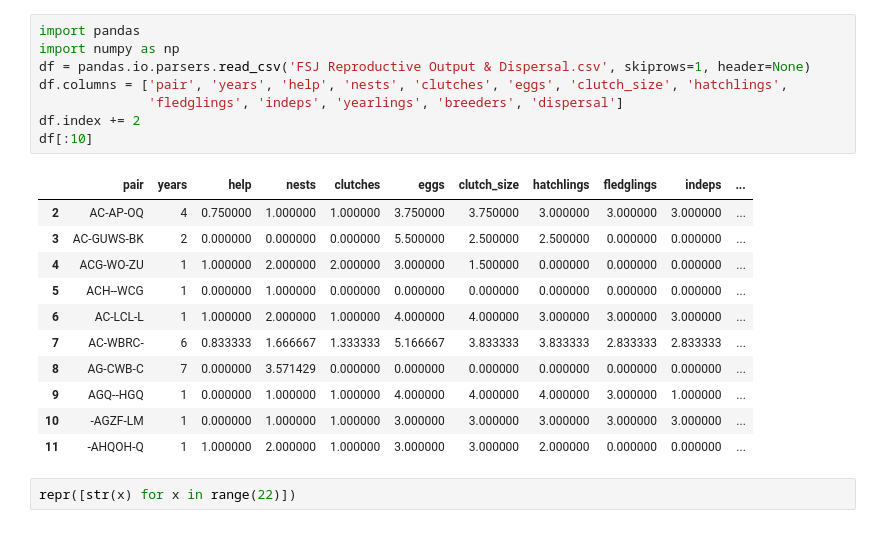
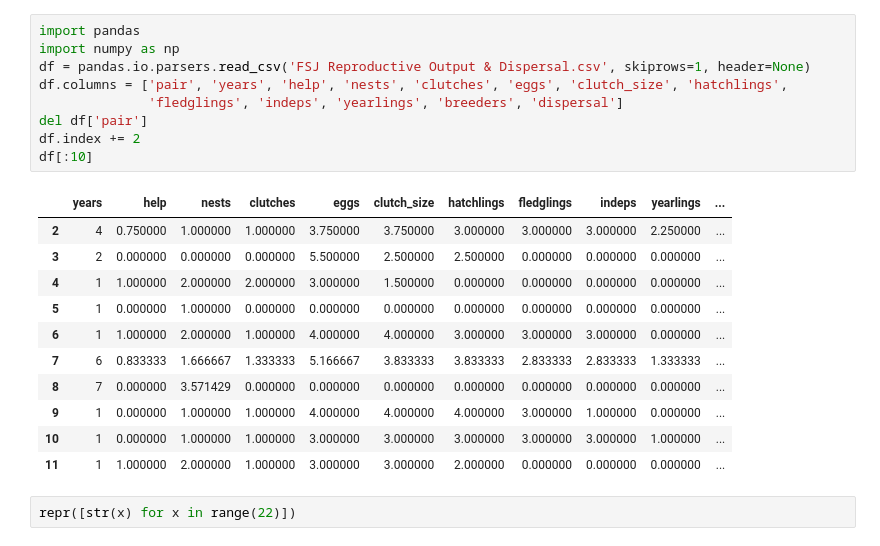
Before and after one commit to AllenDowney/fsj, a Jupyter notebook: jay.ipynb, the cells around one changed output. Drawn from its saved outputs; the diff is of its cells as text.

```diff
--- a/jay.ipynb
+++ b/jay.ipynb
@@ -1,23 +1,24 @@
 # %%
 import pandas
 import numpy as np
 df = pandas.io.parsers.read_csv('FSJ Reproductive Output & Dispersal.csv', skiprows=1, header=None)
 df.columns = ['pair', 'years', 'help', 'nests', 'clutches', 'eggs', 'clutch_size', 'hatchlings',
               'fledglings', 'indeps', 'yearlings', 'breeders', 'dispersal']
+del df['pair']
 df.index += 2
 df[:10]
 # %% [output]
-|  | pair | years | help | nests | clutches | eggs | clutch_size | hatchlings | fledglings | indeps | ... |
-| 2 | AC-AP-OQ | 4 | 0.750000 | 1.000000 | 1.000000 | 3.750000 | 3.750000 | 3.000000 | 3.000000 | 3.000000 | ... |
-| 3 | AC-GUWS-BK | 2 | 0.000000 | 0.000000 | 0.000000 | 5.500000 | 2.500000 | 2.500000 | 0.000000 | 0.000000 | ... |
-| 4 | ACG-WO-ZU | 1 | 1.000000 | 2.000000 | 2.000000 | 3.000000 | 1.500000 | 0.000000 | 0.000000 | 0.000000 | ... |
-| 5 | ACH--WCG | 1 | 0.000000 | 1.000000 | 0.000000 | 0.000000 | 0.000000 | 0.000000 | 0.000000 | 0.000000 | ... |
-| 6 | AC-LCL-L | 1 | 1.000000 | 2.000000 | 1.000000 | 4.000000 | 4.000000 | 3.000000 | 3.000000 | 3.000000 | ... |
-| 7 | AC-WBRC- | 6 | 0.833333 | 1.666667 | 1.333333 | 5.166667 | 3.833333 | 3.833333 | 2.833333 | 2.833333 | ... |
-| 8 | AG-CWB-C | 7 | 0.000000 | 3.571429 | 0.000000 | 0.000000 | 0.000000 | 0.000000 | 0.000000 | 0.000000 | ... |
-| 9 | AGQ--HGQ | 1 | 0.000000 | 1.000000 | 1.000000 | 4.000000 | 4.000000 | 4.000000 | 3.000000 | 1.000000 | ... |
-| 10 | -AGZF-LM | 1 | 0.000000 | 1.000000 | 1.000000 | 3.000000 | 3.000000 | 3.000000 | 3.000000 | 3.000000 | ... |
-| 11 | -AHQOH-Q | 1 | 1.000000 | 2.000000 | 1.000000 | 3.000000 | 3.000000 | 2.000000 | 0.000000 | 0.000000 | ... |
+|  | years | help | nests | clutches | eggs | clutch_size | hatchlings | fledglings | indeps | yearlings | ... |
+| 2 | 4 | 0.750000 | 1.000000 | 1.000000 | 3.750000 | 3.750000 | 3.000000 | 3.000000 | 3.000000 | 2.250000 | ... |
+| 3 | 2 | 0.000000 | 0.000000 | 0.000000 | 5.500000 | 2.500000 | 2.500000 | 0.000000 | 0.000000 | 0.000000 | ... |
+| 4 | 1 | 1.000000 | 2.000000 | 2.000000 | 3.000000 | 1.500000 | 0.000000 | 0.000000 | 0.000000 | 0.000000 | ... |
+| 5 | 1 | 0.000000 | 1.000000 | 0.000000 | 0.000000 | 0.000000 | 0.000000 | 0.000000 | 0.000000 | 0.000000 | ... |
+| 6 | 1 | 1.000000 | 2.000000 | 1.000000 | 4.000000 | 4.000000 | 3.000000 | 3.000000 | 3.000000 | 0.000000 | ... |
+| 7 | 6 | 0.833333 | 1.666667 | 1.333333 | 5.166667 | 3.833333 | 3.833333 | 2.833333 | 2.833333 | 1.333333 | ... |
+| 8 | 7 | 0.000000 | 3.571429 | 0.000000 | 0.000000 | 0.000000 | 0.000000 | 0.000000 | 0.000000 | 0.000000 | ... |
+| 9 | 1 | 0.000000 | 1.000000 | 1.000000 | 4.000000 | 4.000000 | 4.000000 | 3.000000 | 1.000000 | 0.000000 | ... |
+| 10 | 1 | 0.000000 | 1.000000 | 1.000000 | 3.000000 | 3.000000 | 3.000000 | 3.000000 | 3.000000 | 1.000000 | ... |
+| 11 | 1 | 1.000000 | 2.000000 | 1.000000 | 3.000000 | 3.000000 | 2.000000 | 0.000000 | 0.000000 | 0.000000 | ... |
 # %%
 repr([str(x) for x in range(22)])
 # %% [output]
```
Also changed, not shown: parts of 11 cells of this notebook.
